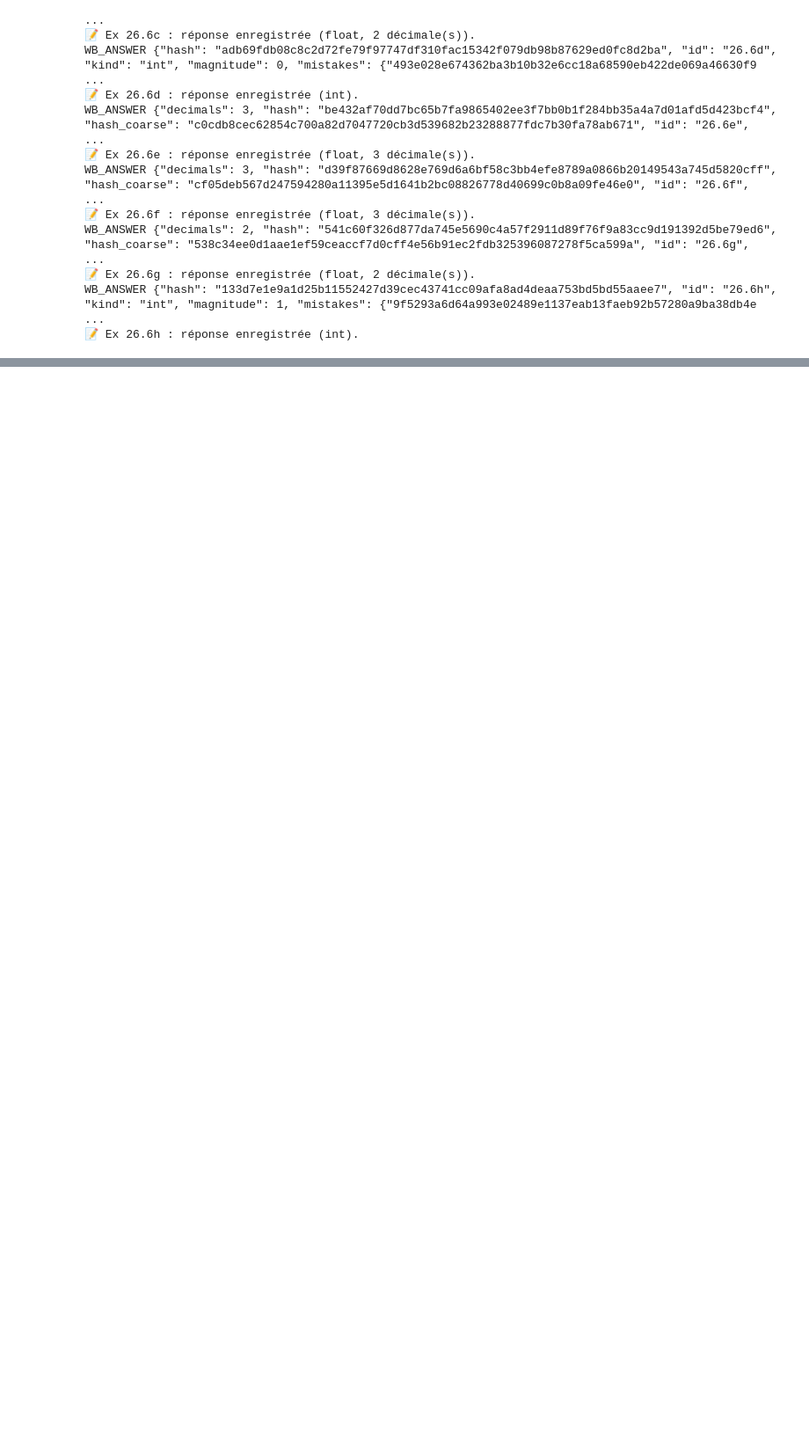
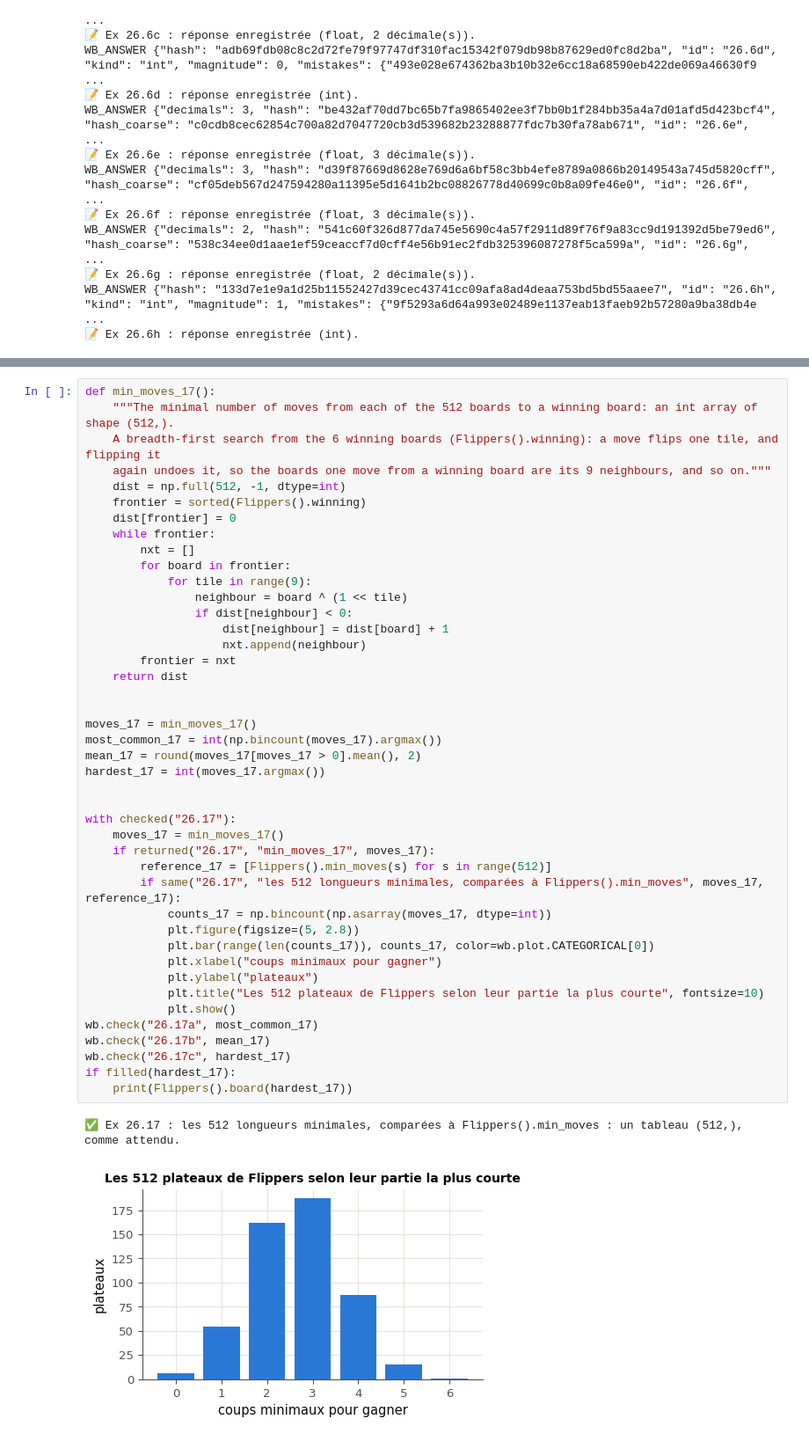
Before and after one commit to cemah2/workbookIA, a Jupyter notebook: chapitres/ch26_rl/05_solutions.ipynb, the cells around one changed output, grey strips where cells are left out. Shown at 88% size. Drawn from its saved outputs; the diff is of its cells as text; blank space fills up the shorter version.

```diff
--- a/chapitres/ch26_rl/05_solutions.ipynb
+++ b/chapitres/ch26_rl/05_solutions.ipynb
@@ -561,0 +958,46 @@ WB_ANSWER {"hash": "133d7e1e9a1d25b11552427d39cec43741cc09afa8ad4deaa753bd5bd55a
+# %%
+def min_moves_17():
+    """The minimal number of moves from each of the 512 boards to a winning board: an int array of shape (512,).
+    A breadth-first search from the 6 winning boards (Flippers().winning): a move flips one tile, and flipping it
+    again undoes it, so the boards one move from a winning board are its 9 neighbours, and so on."""
+    dist = np.full(512, -1, dtype=int)
+    frontier = sorted(Flippers().winning)
+    dist[frontier] = 0
+    while frontier:
+        nxt = []
+        for board in frontier:
+            for tile in range(9):
+                neighbour = board ^ (1 << tile)
+                if dist[neighbour] < 0:
+                    dist[neighbour] = dist[board] + 1
+                    nxt.append(neighbour)
+        frontier = nxt
+    return dist
+
+
+moves_17 = min_moves_17()
+most_common_17 = int(np.bincount(moves_17).argmax())
+mean_17 = round(moves_17[moves_17 > 0].mean(), 2)
+hardest_17 = int(moves_17.argmax())
+
+
+with checked("26.17"):
+    moves_17 = min_moves_17()
+    if returned("26.17", "min_moves_17", moves_17):
+        reference_17 = [Flippers().min_moves(s) for s in range(512)]
+        if same("26.17", "les 512 longueurs minimales, comparées à Flippers().min_moves", moves_17, reference_17):
+            counts_17 = np.bincount(np.asarray(moves_17, dtype=int))
+            plt.figure(figsize=(5, 2.8))
+            plt.bar(range(len(counts_17)), counts_17, color=wb.plot.CATEGORICAL[0])
+            plt.xlabel("coups minimaux pour gagner")
+            plt.ylabel("plateaux")
+            plt.title("Les 512 plateaux de Flippers selon leur partie la plus courte", fontsize=10)
+            plt.show()
+wb.check("26.17a", most_common_17)
+wb.check("26.17b", mean_17)
+wb.check("26.17c", hardest_17)
+if filled(hardest_17):
+    print(Flippers().board(hardest_17))
+# %% [output]
+✅ Ex 26.17 : les 512 longueurs minimales, comparées à Flippers().min_moves : un tableau (512,), comme attendu.
+[figure, added]
```
Also changed, not shown: parts of 100 cells of this notebook, 12 other files.
